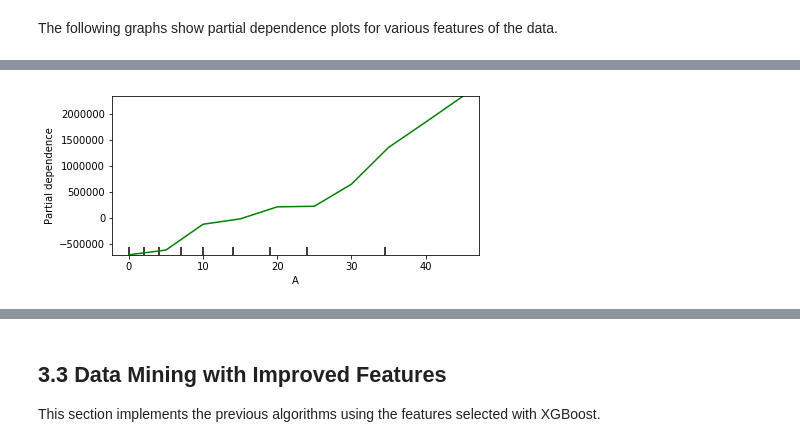
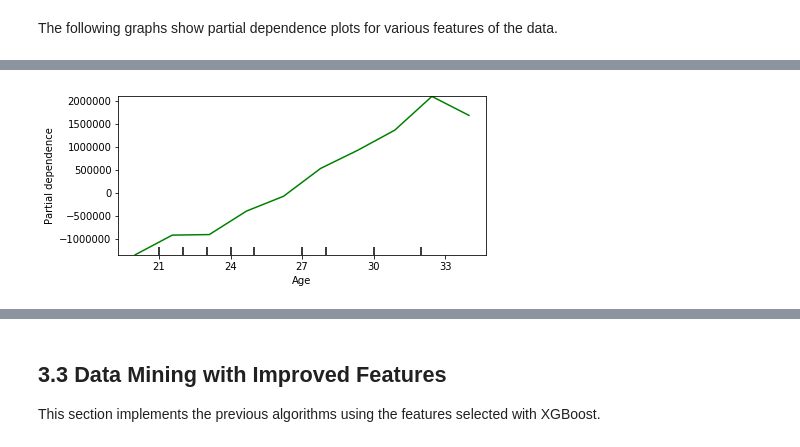
Before and after one commit to carsonreid/seng474project, a Jupyter notebook: nhl.ipynb, the cells around one changed output, grey strips where cells are left out. Cells and saved outputs as stored; diff of their text form; code cells hidden in the pictures.

```diff
--- a/nhl.ipynb
+++ b/nhl.ipynb
@@ -376,20 +328,18 @@ plt.show()
 # %%
-import pandas as pd
 from sklearn.ensemble import GradientBoostingRegressor, GradientBoostingClassifier
 from sklearn.ensemble.partial_dependence import partial_dependence, plot_partial_dependence
-from sklearn.preprocessing import Imputer
 
 feature_names = ['Age', 'G', 'A', 'PTS', '+/-']
 X = data[feature_names]
 y = data.Salary
 my_model = GradientBoostingRegressor()
 # fit the model as usual
 my_model.fit(X, y)
 # Here we make the plot
 my_plots = plot_partial_dependence(my_model,
-                                   features=[2], # column numbers of plots we want to show
+                                   features=[0], # column numbers of plots we want to show
                                    X=X,            # raw predictors data.
                                    feature_names=feature_names, # labels on graphs
                                    grid_resolution=10) # number of values to plot on x axis
 # %% [output]
-[figure, old version]
+[figure, new version]
```
Also changed, not shown: parts of 49 cells of this notebook.
